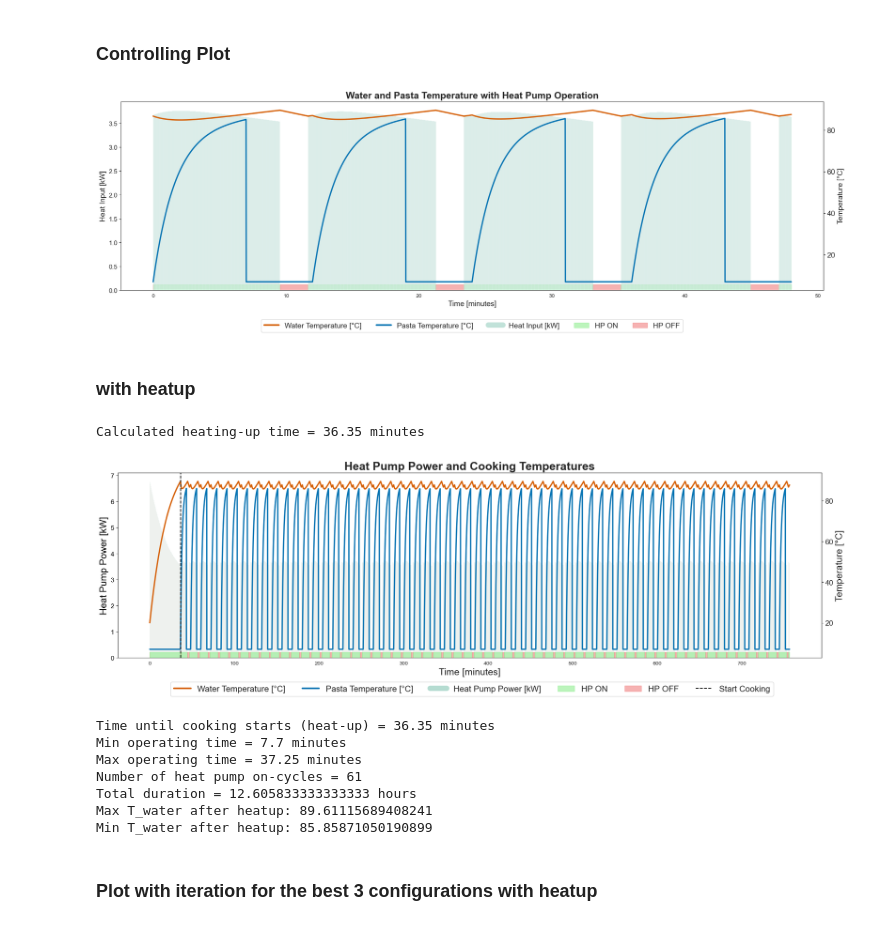
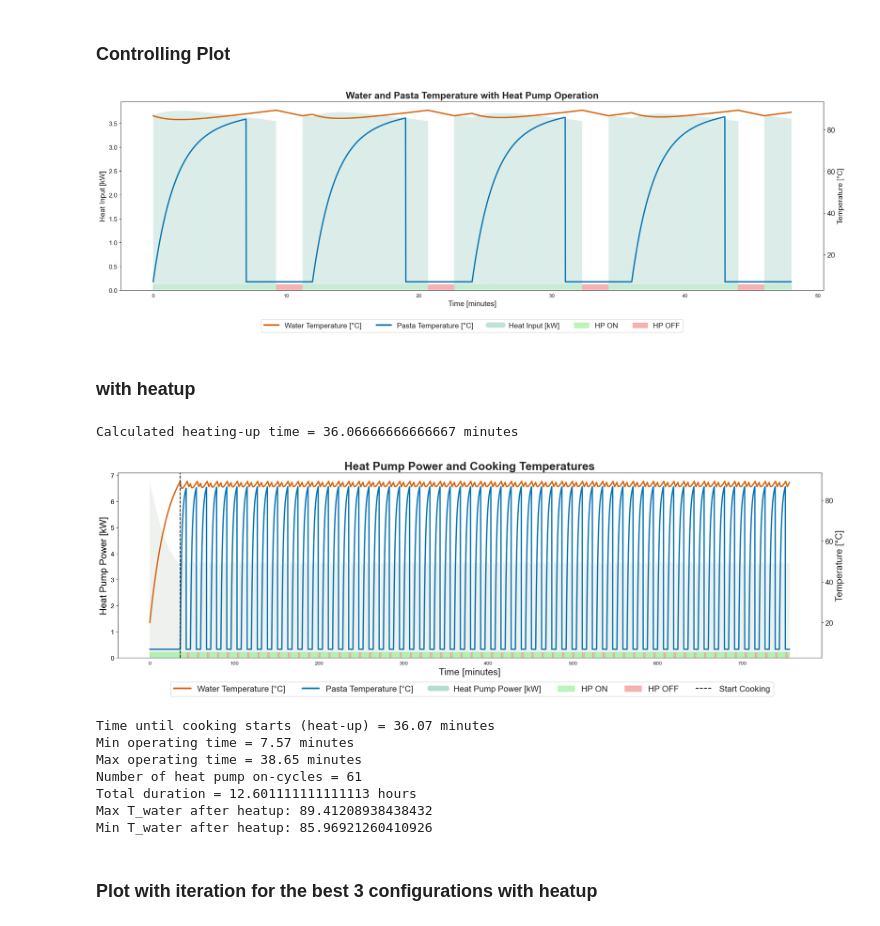
Before and after one commit to ahaeseli/SHC_project, a Jupyter notebook: main model/control_working.ipynb, the cells around one changed output. Saved outputs shown, nothing was run; the diff lists cells and outputs as text; code cells hidden in the pictures.

```diff
--- a/main model/control_working.ipynb
+++ b/main model/control_working.ipynb
@@ -616,7 +624,7 @@ duration_seconds = 12 * 60 * 4
 start_index = 0
 
 best_T_on = 86.8
-best_T_off = 89.6
+best_T_off = 89.4
 
 
 
@@ -675,34 +683,34 @@ for state, group in groupby(zip(indices, hp_binary), key=lambda x: x[1]):
 ymin, ymax = ax_qwp.get_ylim()
 band = (ymax - ymin) * 0.03
 for state, start_i, end_i in blocks:
     t0 = time_min[start_i]
     t1 = time_min[end_i] + 1/60
     color = palette["on"] if state == 1 else palette["off"]
     ax_qwp.axvspan(t0, t1,
                    ymin=0.00, ymax=0.00 + 0.03,
                    color=color, alpha=0.6, zorder=0)
 
 # --- Axis labels & title ---
 ax_qwp.set_xlabel("Time [minutes]", fontsize=14)
 ax_qwp.set_title("Water and Pasta Temperature with Heat Pump Operation", fontsize=18, weight='bold')
 
 # --- Custom Legend (merged across axes) ---
 legend_elements = [
     Line2D([0], [0], color=palette["water"], lw=3, label="Water Temperature [°C]"),
     Line2D([0], [0], color=palette["pasta"], lw=3, label="Pasta Temperature [°C]"),
     Line2D([0], [0], color=palette["qwp"], lw=10, alpha=0.25, label="Heat Input [kW]"),
     patches.Rectangle((0, 0), 1, 1, color=palette["on"], alpha=0.6, label="HP ON"),
     patches.Rectangle((0, 0), 1, 1, color=palette["off"], alpha=0.6, label="HP OFF")
 ]
 
 fig.legend(handles=legend_elements, loc='lower center',
            ncol=5, bbox_to_anchor=(0.5, -0.1), fontsize=14)
 
 plt.tight_layout()
 plt.savefig("control_strategy.png", dpi=600)
 plt.show()
 # %% [output]
-[figure, old version]
+[figure, new version]
 # %% [markdown]
 ### with heatup
 # %%
@@ -841,15 +849,15 @@ print("Total duration =", total_duration, "hours")
 print("Max T_water after heatup:", max(T_water[heating_up_time:]))
 print("Min T_water after heatup:", min(T_water[heating_up_time:]))
 # %% [output]
-Calculated heating-up time = 36.35 minutes
+Calculated heating-up time = 36.06666666666667 minutes
 [figure]
-Time until cooking starts (heat-up) = 36.35 minutes
-Min operating time = 7.7 minutes
-Max operating time = 37.25 minutes
+Time until cooking starts (heat-up) = 36.07 minutes
+Min operating time = 7.57 minutes
+Max operating time = 38.65 minutes
 Number of heat pump on-cycles = 61
-Total duration = 12.605833333333333 hours
-Max T_water after heatup: 89.61115689408241
-Min T_water after heatup: 85.85871050190899
+Total duration = 12.601111111111113 hours
+Max T_water after heatup: 89.41208938438432
+Min T_water after heatup: 85.96921260410926
 # %% [markdown]
 ### Plot with iteration for the best 3 configurations with heatup
 # %% [markdown]
```
Also changed, not shown: parts of 3 cells of this notebook, 2 other files.
